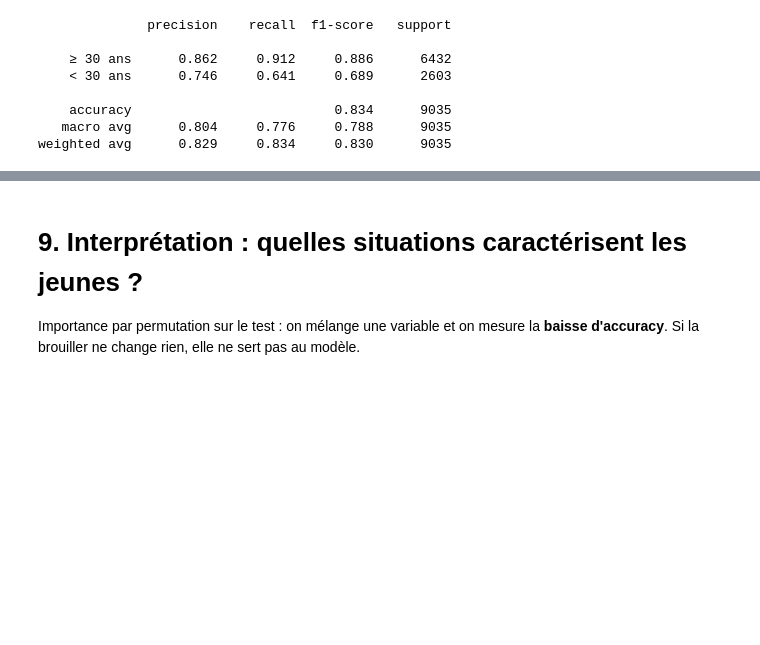
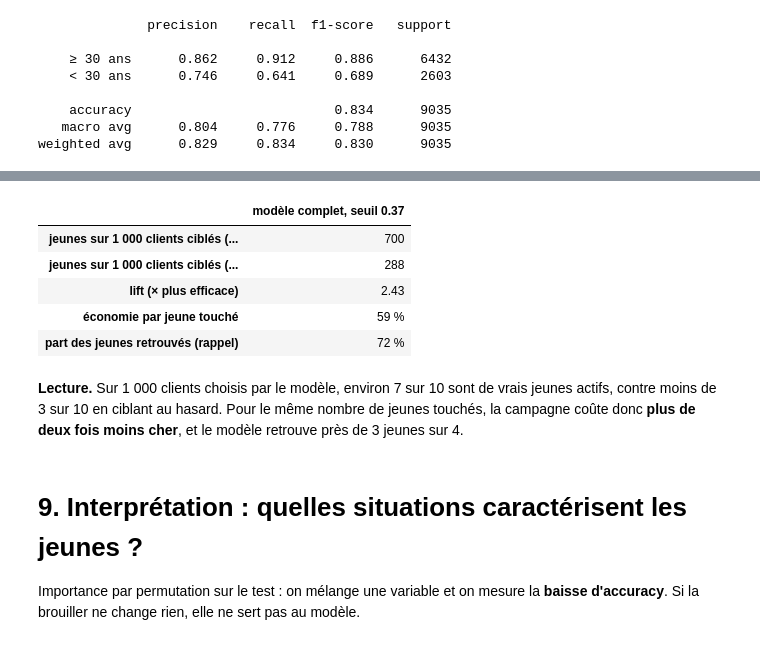
Before and after one commit to arijbensalem/income, a Jupyter notebook: notebooks/adult_jeunes_classification.ipynb, the cells around one changed output, grey strips where cells are left out. Cells and saved outputs as stored; diff of their text form; code cells hidden in the pictures; blank space fills up the shorter version.

```diff
--- a/notebooks/adult_jeunes_classification.ipynb
+++ b/notebooks/adult_jeunes_classification.ipynb
@@ -330,3 +345,22 @@ Seuil retenu (max F1 sur le train) : 0.35
+# %%
+def business(y_true, alert):
+    prec, share = precision_score(y_true, alert), y_true.mean()
+    return {"jeunes sur 1 000 clients ciblés (modèle)": round(prec * 1000),
+            "jeunes sur 1 000 clients ciblés (hasard)": round(share * 1000),
+            "lift (× plus efficace)": round(prec / share, 2),
+            "économie par jeune touché": f"{(1 - share / prec) * 100:.0f} %",
+            "part des jeunes retrouvés (rappel)": f"{recall_score(y_true, alert) * 100:.0f} %"}
+
+pd.Series(business(y_test, proba >= t_best), name=f"modèle complet, seuil {t_best:.2f}").to_frame()
+# %% [output]
+|  | modèle complet, seuil 0.37 |
+| jeunes sur 1 000 clients ciblés (... | 700 |
+| jeunes sur 1 000 clients ciblés (... | 288 |
+| lift (× plus efficace) | 2.43 |
+| économie par jeune touché | 59 % |
+| part des jeunes retrouvés (rappel) | 72 % |
+# %% [markdown]
+**Lecture.** Sur 1 000 clients choisis par le modèle, environ 7 sur 10 sont de vrais jeunes actifs, contre moins de 3 sur 10 en ciblant au hasard. Pour le même nombre de jeunes touchés, la campagne coûte donc **plus de deux fois moins cher**, et le modèle retrouve près de 3 jeunes sur 4.
 # %% [markdown]
 # 9. Interprétation : quelles situations caractérisent les jeunes ?
 
```
Also changed, not shown: parts of 11 cells of this notebook.
